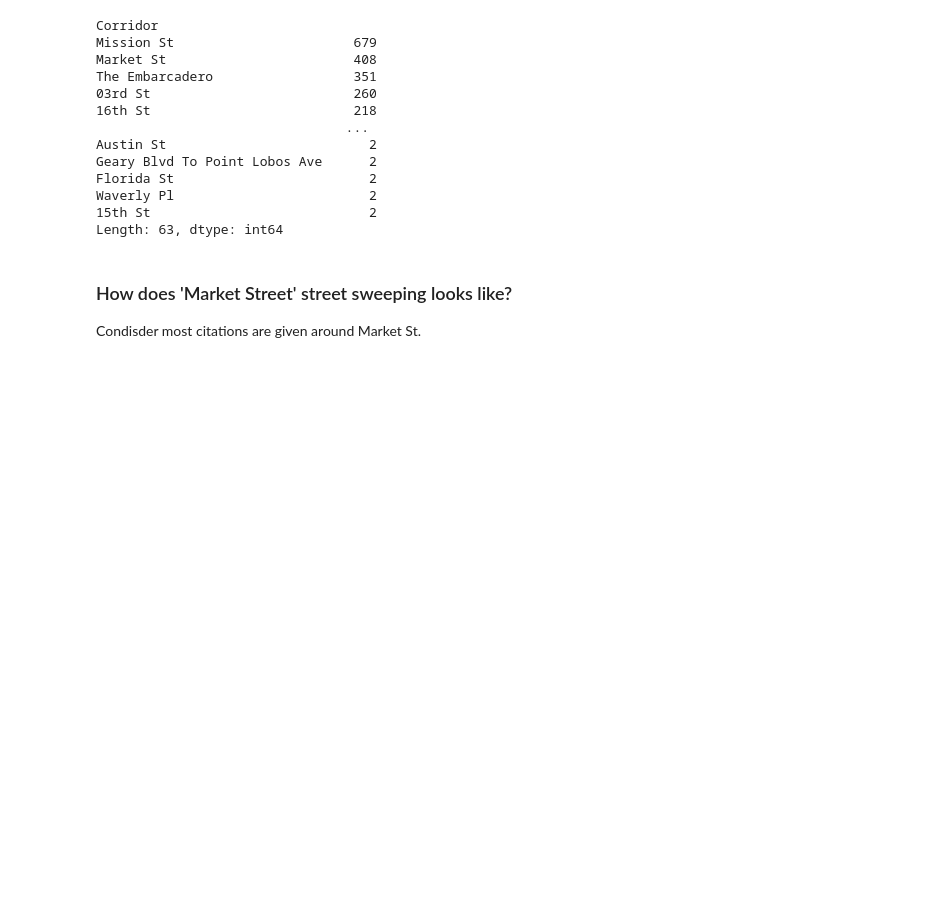
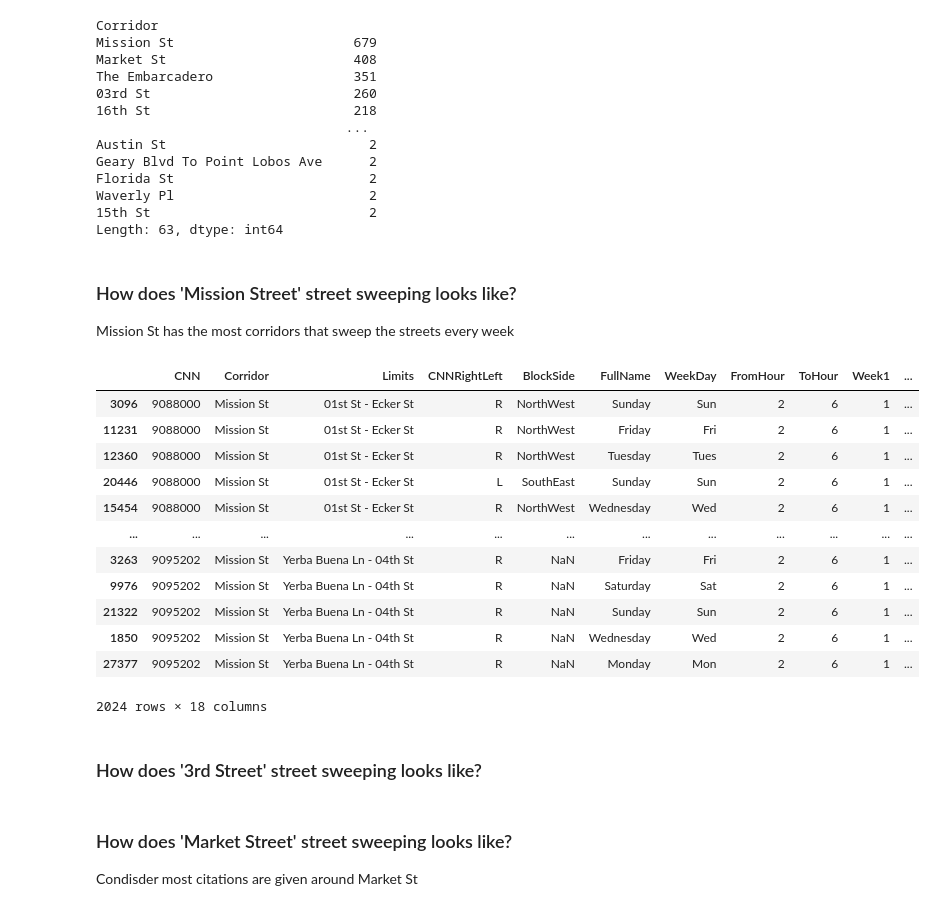
Before and after one commit to jiyuntsai/sf-parking-citation, a Jupyter notebook: 04_st-cleaning-schedule.ipynb, the cells around one changed output. Cells and saved outputs as stored; diff of their text form; code cells hidden in the pictures; blank space fills up the shorter version.

```diff
--- a/04_st-cleaning-schedule.ipynb
+++ b/04_st-cleaning-schedule.ipynb
@@ -152,3 +154,24 @@ Florida St                         2
 Waverly Pl                         2
 15th St                            2
 Length: 63, dtype: int64
+# %% [markdown]
+### How does 'Mission Street' street sweeping looks like?
+Mission St has the most corridors that sweep the streets every week
+# %%
+# There are 2024 corridors on Mission St and out of it, 1660 sweep streets every week
+mission_st = schedule[schedule['Corridor'] == 'Mission St'].sort_values('Limits')
+mission_st
+# %% [output]
+|  | CNN | Corridor | Limits | CNNRightLeft | BlockSide | FullName | WeekDay | FromHour | ToHour | Week1 | ... |
+| 3096 | 9088000 | Mission St | 01st St - Ecker St | R | NorthWest | Sunday | Sun | 2 | 6 | 1 | ... |
+| 11231 | 9088000 | Mission St | 01st St - Ecker St | R | NorthWest | Friday | Fri | 2 | 6 | 1 | ... |
+| 12360 | 9088000 | Mission St | 01st St - Ecker St | R | NorthWest | Tuesday | Tues | 2 | 6 | 1 | ... |
+| 20446 | 9088000 | Mission St | 01st St - Ecker St | L | SouthEast | Sunday | Sun | 2 | 6 | 1 | ... |
+| 15454 | 9088000 | Mission St | 01st St - Ecker St | R | NorthWest | Wednesday | Wed | 2 | 6 | 1 | ... |
+| ... | ... | ... | ... | ... | ... | ... | ... | ... | ... | ... | ... |
+| 3263 | 9095202 | Mission St | Yerba Buena Ln - 04th St | R | NaN | Friday | Fri | 2 | 6 | 1 | ... |
+| 9976 | 9095202 | Mission St | Yerba Buena Ln - 04th St | R | NaN | Saturday | Sat | 2 | 6 | 1 | ... |
+| 21322 | 9095202 | Mission St | Yerba Buena Ln - 04th St | R | NaN | Sunday | Sun | 2 | 6 | 1 | ... |
+| 1850 | 9095202 | Mission St | Yerba Buena Ln - 04th St | R | NaN | Wednesday | Wed | 2 | 6 | 1 | ... |
+| 27377 | 9095202 | Mission St | Yerba Buena Ln - 04th St | R | NaN | Monday | Mon | 2 | 6 | 1 | ... |
+2024 rows × 18 columns
@@ -155,3 +180,5 @@ Length: 63, dtype: int64
+# %% [markdown]
+### How does '3rd Street' street sweeping looks like?
 # %% [markdown]
 ### How does 'Market Street' street sweeping looks like?
-Condisder most citations are given around Market St.
+Condisder most citations are given around Market St
```
Also changed, not shown: parts of 3 cells of this notebook.
